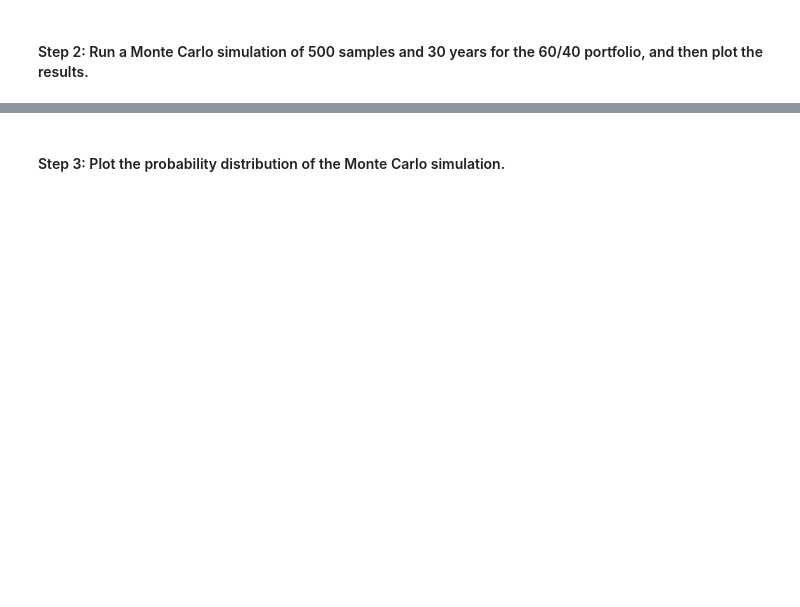
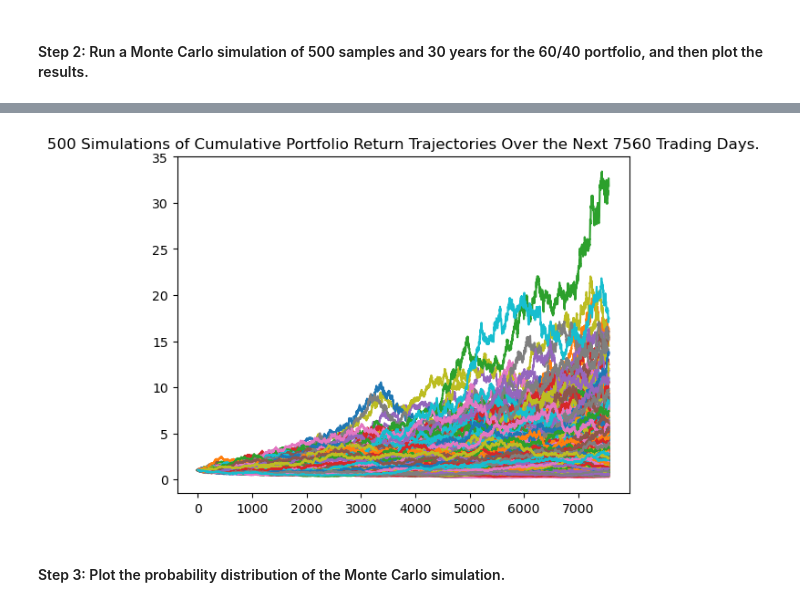
Before and after one commit to jeffreycrabill/challenge5, a Jupyter notebook: financial_planning_tools.ipynb, the cells around one changed output, grey strips where cells are left out. Saved outputs shown, nothing was run; the diff lists cells and outputs as text; code cells hidden in the pictures; blank space fills up the shorter version.

```diff
--- a/financial_planning_tools.ipynb
+++ b/financial_planning_tools.ipynb
@@ -215,17 +218,17 @@ str
 - `start_date` and `end_date`: Use the same date for these parameters, and format them with the date of the previous weekday (or `2020-08-07`). This is because you want the one closing price for the most-recent trading day.
 # %%
 # Set the tickers for both the bond and stock portion of the portfolio
-# YOUR CODE HERE
+tickers = ["SPY", "AGG"]
+# Set timeframe to 1Day
+timeframe = "1Day"
 
-# Set timeframe to 1Day
-# YOUR CODE HERE
 
 # Format current date as ISO format
 # Set both the start and end date at the date of your prior weekday
 # This will give you the closing price of the previous trading day
 # Alternatively you can use a start and end date of 2020-08-07
-# YOUR CODE HERE
-# YOUR CODE HERE
+start_date = pd.Timestamp("2022-11-18", tz="America/New_York").isoformat()
+end_date = pd.Timestamp("2022-11-18", tz="America/New_York").isoformat()
 # %% [markdown]
 #### Step 4: Get the current closing prices for `SPY` and `AGG` by using the Alpaca `get_bars` function. Format the response as a Pandas DataFrame by including the `df` property at the end of the `get_bars` function.
 # %%
@@ -393,22 +434,29 @@ In this section, you’ll use the MCForecastTools library to create a Monte Carl
 # %%
 # Set start and end dates of 3 years back from your current date
 # Alternatively, you can use an end date of 2020-08-07 and work 3 years back from that date
-# YOUR CODE HERE
-# YOUR CODE HERE
+new_start_date = pd.Timestamp("2019-11-18", tz="America/New_York").isoformat()
+end_date = pd.Timestamp("2022-11-18", tz="America/New_York").isoformat()
 # %%
 # Use the Alpaca get_bars function to make the API call to get the 3 years worth of pricing data
 # The tickers and timeframe parameters should have been set in Part 1 of this activity
 # The start and end dates should be updated with the information set above
 # Remember to add the df property to the end of the call so the response is returned as a DataFrame
-# YOUR CODE HERE
+weighted_stocks_df = alpaca.get_bars(
+    tickers,
+    timeframe,
+    start = new_start_date,
+    end = end_date
+).df
 
 # Reorganize the DataFrame
 # Separate ticker data
-# YOUR CODE HERE
+SPY = weighted_stocks_df[weighted_stocks_df['symbol']=='SPY'].drop('symbol', axis=1)
+AGG = weighted_stocks_df[weighted_stocks_df['symbol']=='AGG'].drop('symbol', axis=1)
 
 # Concatenate the ticker DataFrames
-# YOUR CODE HERE
+weighted_stocks_df = pd.concat([SPY, AGG],axis=1, keys=['SPY','AGG'])
+
 
 # Display both the first and last five rows of the DataFrame
-# YOUR CODE HERE
-# YOUR CODE HERE
+print(weighted_stocks_df.head())
+print(weighted_stocks_df.tail())
@@ -418,7 +484,12 @@ In this section, you’ll use the MCForecastTools library to create a Monte Carl
 # Configure the Monte Carlo simulation to forecast 30 years cumulative returns
 # The weights should be split 40% to AGG and 60% to SPY.
 # Run 500 samples.
-# YOUR CODE HERE
+MC_stock_weight = MCSimulation(
+    portfolio_data = weighted_stocks_df,
+    weights =[.6, .4],
+    num_simulation = 500,
+    num_trading_days = 252*30
+)
 
 # Review the simulation input data
-# YOUR CODE HERE
+MC_stock_weight.portfolio_data.head()
@@ -428,7 +539,9 @@ In this section, you’ll use the MCForecastTools library to create a Monte Carl
 # %%
 # Visualize the 30-year Monte Carlo simulation by creating an
 # overlay line plot
-# YOUR CODE HERE
+stock_weight_line_plot = MC_stock_weight.plot_simulation()
+# %% [output]
+[figure, added]
 # %% [markdown]
 #### Step 3: Plot the probability distribution of the Monte Carlo simulation.
 # %%
```
Also changed, not shown: parts of 29 cells of this notebook.
